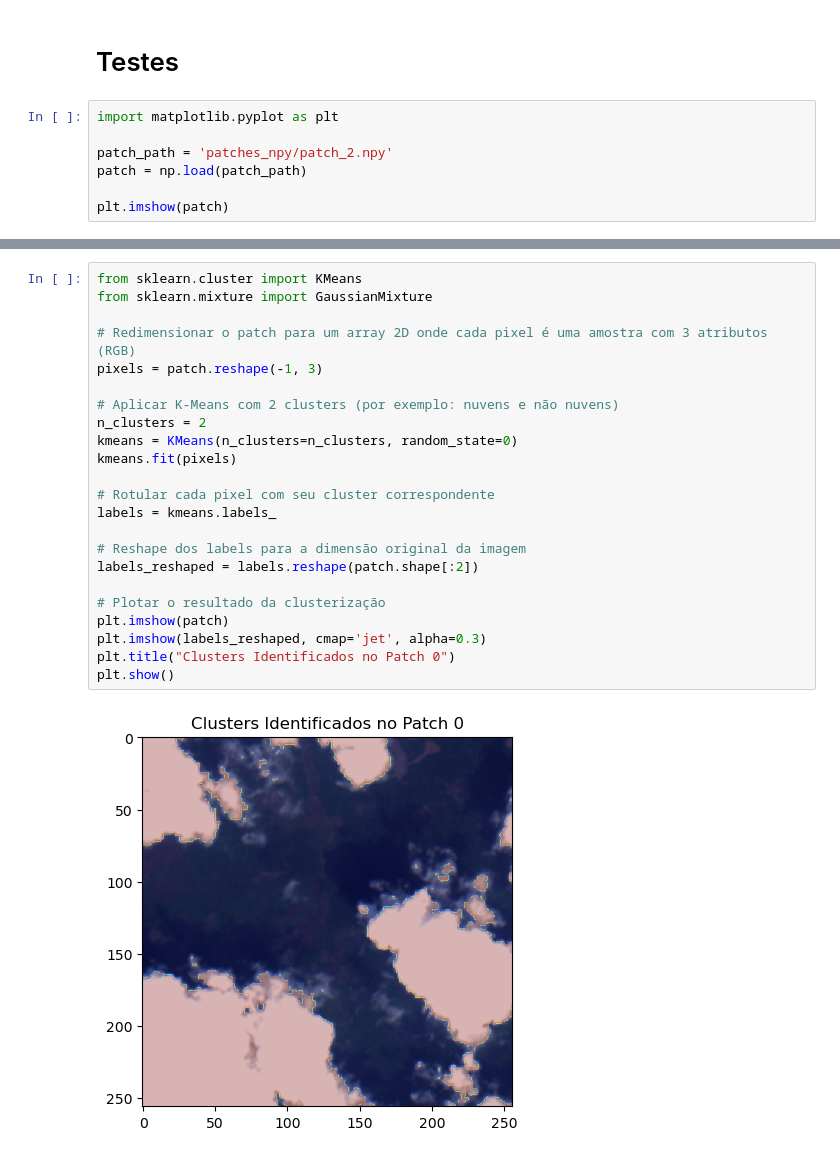
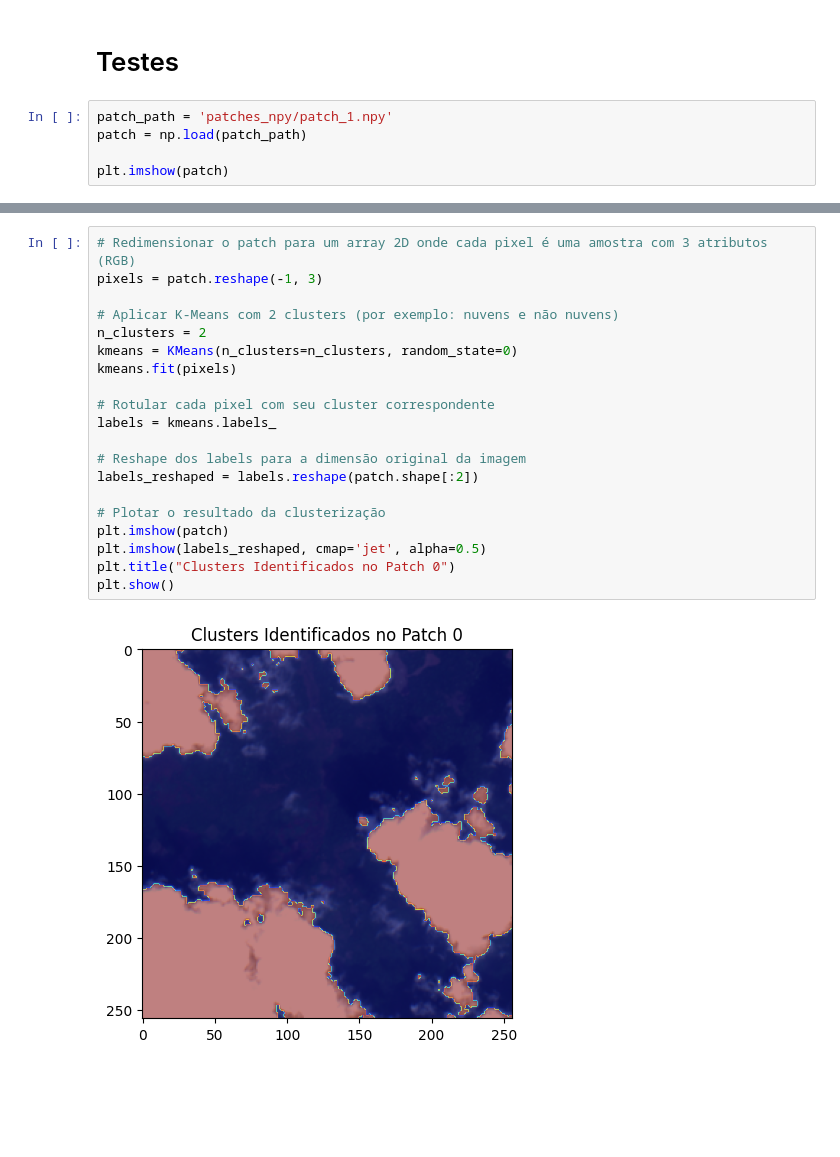
Before and after one commit to JeanArthurCostaDias/Cloud-Detection-Sentinel-2, a Jupyter notebook: main.ipynb, the cells around one changed output, grey strips where cells are left out. Cells and saved outputs as stored; diff of their text form; blank space fills up the shorter version.

```diff
--- a/main.ipynb
+++ b/main.ipynb
@@ -61,9 +72,7 @@ for i, patch in enumerate(patches):
 # %% [markdown]
 # Testes
 # %%
-import matplotlib.pyplot as plt
-
-patch_path = 'patches_npy/patch_2.npy'
+patch_path = 'patches_npy/patch_1.npy'
 patch = np.load(patch_path)
 
 plt.imshow(patch)
@@ -73,26 +82,23 @@ plt.imshow(patch)
 # %%
-from sklearn.cluster import KMeans
-from sklearn.mixture import GaussianMixture
-
 # Redimensionar o patch para um array 2D onde cada pixel é uma amostra com 3 atributos (RGB)
 pixels = patch.reshape(-1, 3)
 
 # Aplicar K-Means com 2 clusters (por exemplo: nuvens e não nuvens)
 n_clusters = 2
 kmeans = KMeans(n_clusters=n_clusters, random_state=0)
 kmeans.fit(pixels)
 
 # Rotular cada pixel com seu cluster correspondente
 labels = kmeans.labels_
 
 # Reshape dos labels para a dimensão original da imagem
 labels_reshaped = labels.reshape(patch.shape[:2])
 
 # Plotar o resultado da clusterização
 plt.imshow(patch)
-plt.imshow(labels_reshaped, cmap='jet', alpha=0.3)
+plt.imshow(labels_reshaped, cmap='jet', alpha=0.5)
 plt.title("Clusters Identificados no Patch 0")
 plt.show()
 # %% [output]
-[figure, old version]
+[figure, new version]
 # %%
```
Also changed, not shown: parts of 10 cells of this notebook.
